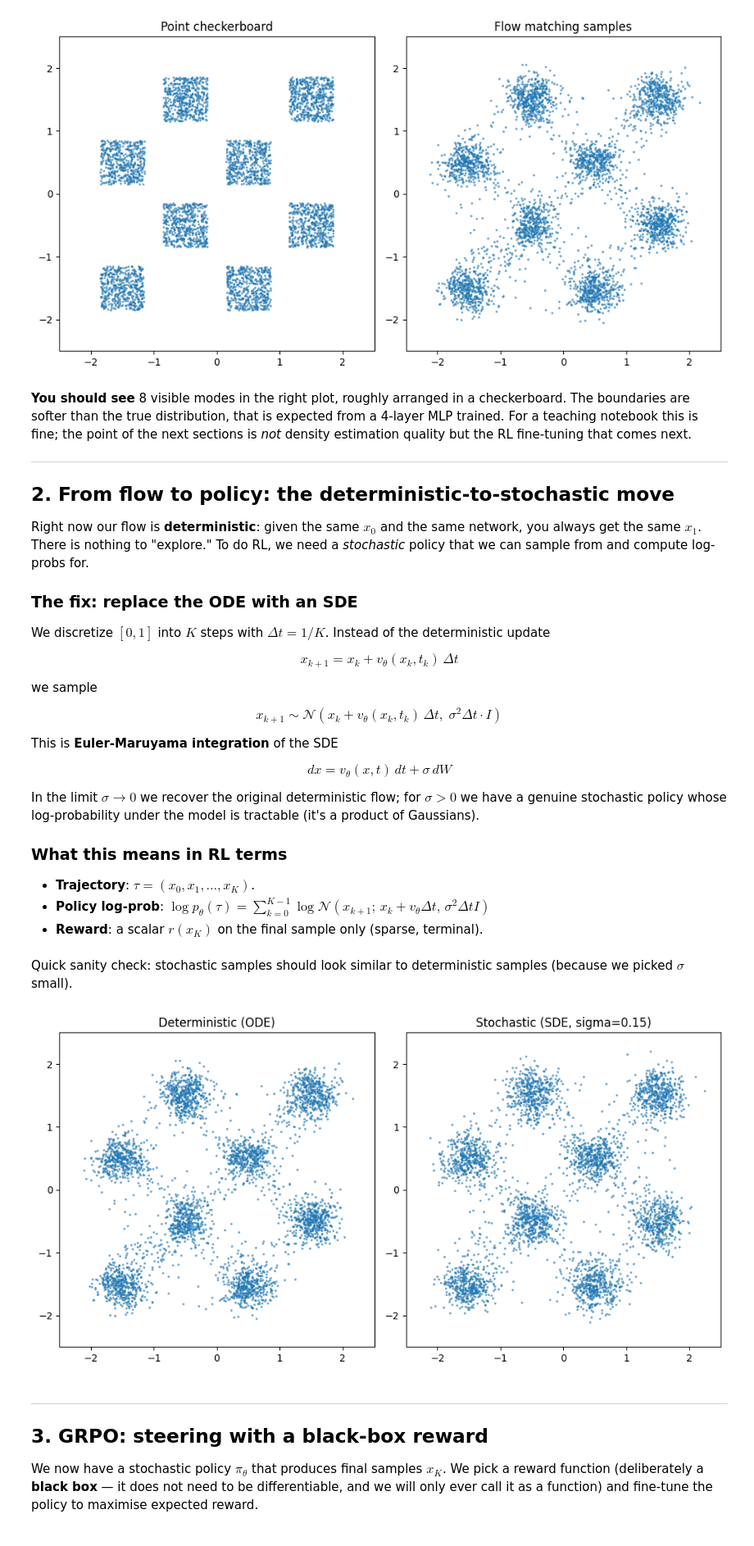
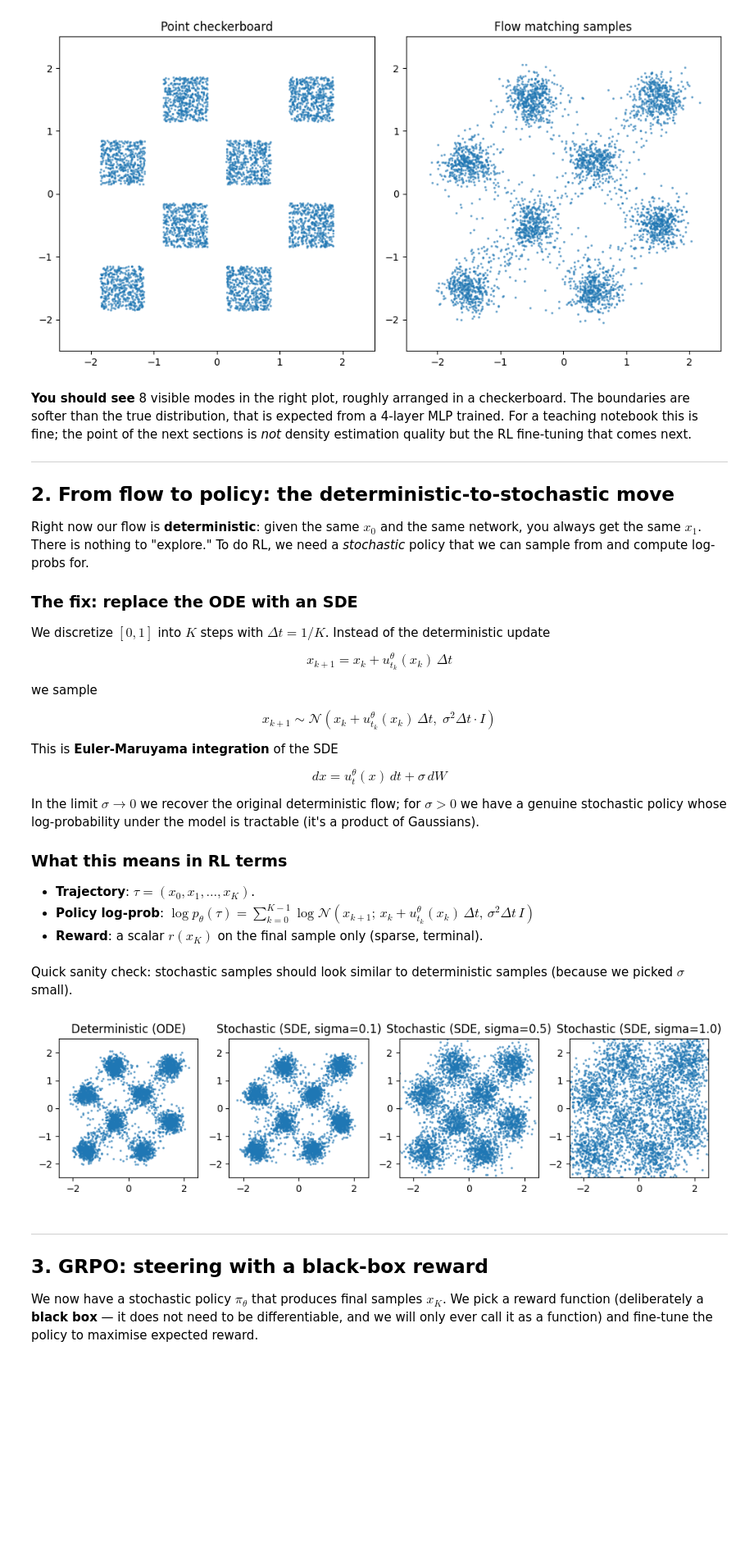
Before and after one commit to XuanVuNguyen/flowmatching_grpo_lecture, a Jupyter notebook: notebook.ipynb, the cells around one changed output. Shown at 82% size. Saved outputs shown, nothing was run; the diff lists cells and outputs as text; code cells hidden in the pictures; blank space fills up the shorter version.

```diff
--- a/notebook.ipynb
+++ b/notebook.ipynb
@@ -98,42 +98,47 @@ Right now our flow is **deterministic**: given the same $x_0$ and the same netwo
 
 We discretize $[0, 1]$ into $K$ steps with $\Delta t = 1/K$. Instead of the deterministic update
 
-$$x_{k+1} = x_k + v_\theta(x_k, t_k)\, \Delta t$$
+$$x_{k+1} = x_k + u^\theta_{t_k}(x_k)\, \Delta t$$
 
 we sample
 
-$$x_{k+1} \sim \mathcal{N}\!\left(x_k + v_\theta(x_k, t_k)\, \Delta t,\; \sigma^2 \Delta t \cdot I\right)$$
+$$x_{k+1} \sim \mathcal{N}\!\left(x_k + u^\theta_{t_k}(x_k)\, \Delta t,\; \sigma^2 \Delta t \cdot I\right)$$
 
 This is **Euler-Maruyama integration** of the SDE
 
-$$dx = v_\theta(x, t)\, dt + \sigma\, dW$$
+$$dx = u^\theta_t(x)\, dt + \sigma\, dW$$
 
 In the limit $\sigma \to 0$ we recover the original deterministic flow; for $\sigma > 0$ we have a genuine stochastic policy whose log-probability under the model is tractable (it's a product of Gaussians).
 
 ### What this means in RL terms
 
 - **Trajectory**: $\tau = (x_0, x_1, \ldots, x_K)$.
-- **Policy log-prob**: $\log p_\theta(\tau) = \sum_{k=0}^{K-1} \log \mathcal{N}(x_{k+1};\, x_k + v_\theta \Delta t,\, \sigma^2 \Delta t I)$
+- **Policy log-prob**: $\log p_\theta(\tau) = \sum_{k=0}^{K-1} \log \mathcal{N}(x_{k+1};\, x_k + u^\theta_{t_k}(x_k)\, \Delta t,\, \sigma^2 \Delta t\, I)$
 - **Reward**: a scalar $r(x_K)$ on the final sample only (sparse, terminal).
 # %% [markdown]
 Quick sanity check: stochastic samples should look similar to deterministic samples (because we picked $\sigma$ small).
 # %%
 SIGMA = 0.15
 STEP_NUMBER=100
 
-with torch.no_grad():
-    sto, _, _ = src.rollout(base_model, n=4000, step_number=STEP_NUMBER, sigma=SIGMA)
+fig, axes = plt.subplots(1, 4, figsize=(10, 5))
 
-fig, axes = plt.subplots(1, 2, figsize=(10, 5))
-axes[0].scatter(samples[:, 0], samples[:, 1], s=2, alpha=0.5)
-axes[0].set_title("Deterministic (ODE)")
-axes[1].scatter(sto.cpu()[:, 0], sto.cpu()[:, 1], s=2, alpha=0.5)
-axes[1].set_title(f"Stochastic (SDE, sigma={SIGMA})")
-for ax in axes:
-    ax.set_xlim(-2.5, 2.5); ax.set_ylim(-2.5, 2.5); ax.set_aspect("equal")
+for i, sigma in enumerate([0, 0.1, 0.5, 1.0]):
+    if i == 0:
+        axes[i].scatter(samples[:, 0], samples[:, 1], s=2, alpha=0.5)
+        axes[i].set_title("Deterministic (ODE)")
+        continue
+
+    with torch.no_grad():
+        sto, _, _ = src.rollout(base_model, n=4000, step_number=STEP_NUMBER, sigma=sigma)
+
+    axes[i].scatter(sto.cpu()[:, 0], sto.cpu()[:, 1], s=2, alpha=0.5)
+    axes[i].set_title(f"Stochastic (SDE, sigma={sigma})")
+    for ax in axes:
+        ax.set_xlim(-2.5, 2.5); ax.set_ylim(-2.5, 2.5); ax.set_aspect("equal")
 plt.tight_layout(); plt.show()
 # %% [output]
-[figure, old version]
+[figure, new version]
 # %% [markdown]
 ---
 
```
Also changed, not shown: parts of 10 cells of this notebook.
